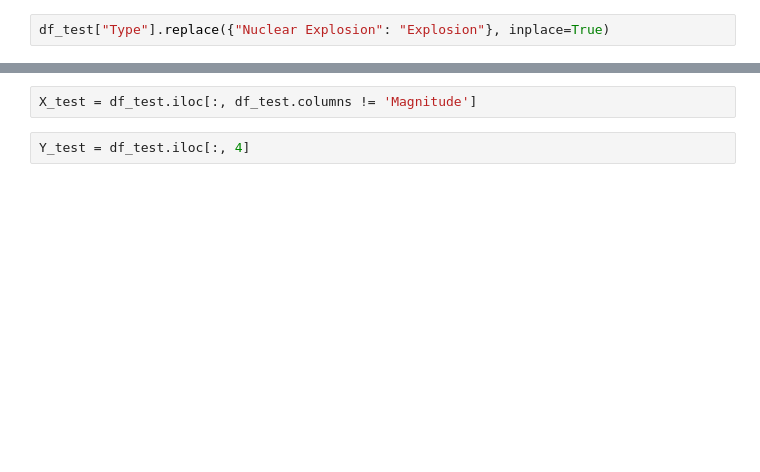
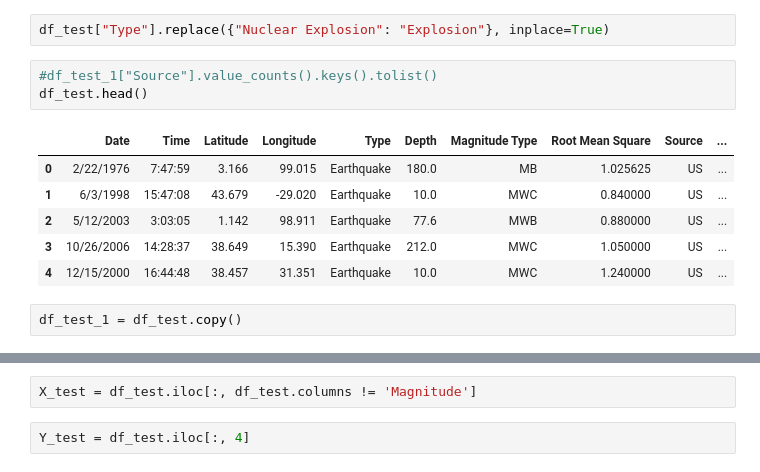
Before and after one commit to nipun1992/EarthquakeMagnitudePrediction, a Jupyter notebook: Earthquake_Prediction.ipynb, the cells around one changed output, grey strips where cells are left out. Saved outputs shown, nothing was run; the diff lists cells and outputs as text; blank space fills up the shorter version.

Commit message:
Preparing the test dataframe

```diff
--- a/Earthquake_Prediction.ipynb
+++ b/Earthquake_Prediction.ipynb
@@ -969,2 +1010,14 @@ df_test['Root Mean Square'] = df_test['Root Mean Square'].fillna(df_test['Root M
 # %%
 df_test["Type"].replace({"Nuclear Explosion": "Explosion"}, inplace=True)
+# %%
+#df_test_1["Source"].value_counts().keys().tolist()
+df_test.head()
+# %% [output]
+|  | Date | Time | Latitude | Longitude | Type | Depth | Magnitude Type | Root Mean Square | Source | ... |
+| 0 | 2/22/1976 | 7:47:59 | 3.166 | 99.015 | Earthquake | 180.0 | MB | 1.025625 | US | ... |
+| 1 | 6/3/1998 | 15:47:08 | 43.679 | -29.020 | Earthquake | 10.0 | MWC | 0.840000 | US | ... |
+| 2 | 5/12/2003 | 3:03:05 | 1.142 | 98.911 | Earthquake | 77.6 | MWB | 0.880000 | US | ... |
+| 3 | 10/26/2006 | 14:28:37 | 38.649 | 15.390 | Earthquake | 212.0 | MWC | 1.050000 | US | ... |
+| 4 | 12/15/2000 | 16:44:48 | 38.457 | 31.351 | Earthquake | 10.0 | MWC | 1.240000 | US | ... |
+# %%
+df_test_1 = df_test.copy()
```
Also changed, not shown: parts of 30 cells of this notebook.
